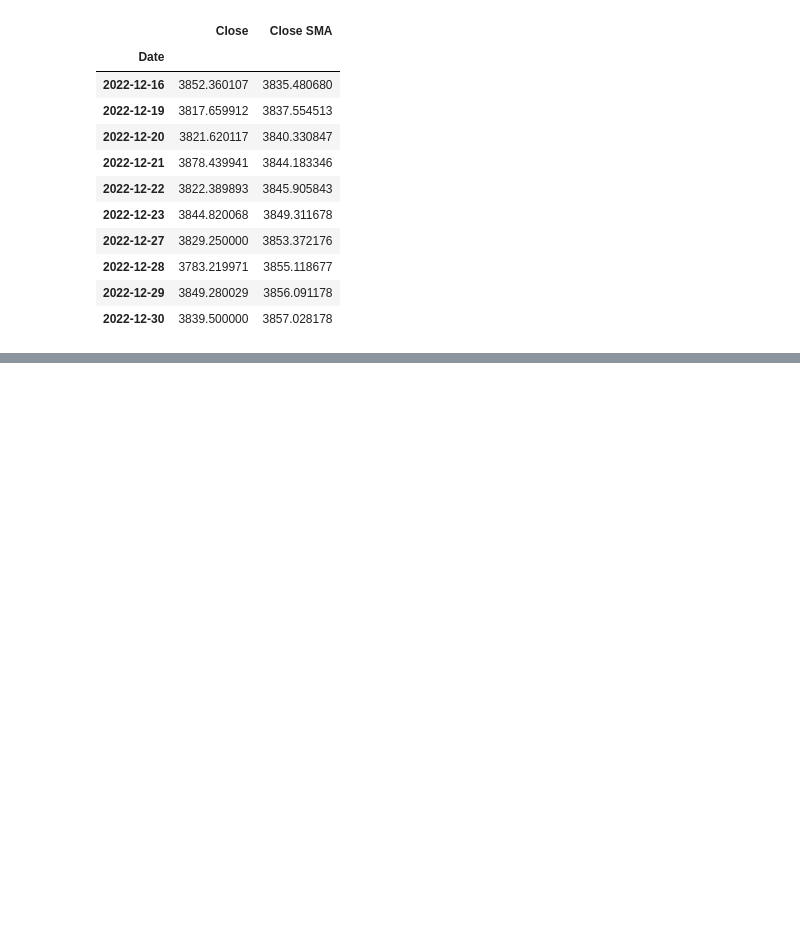
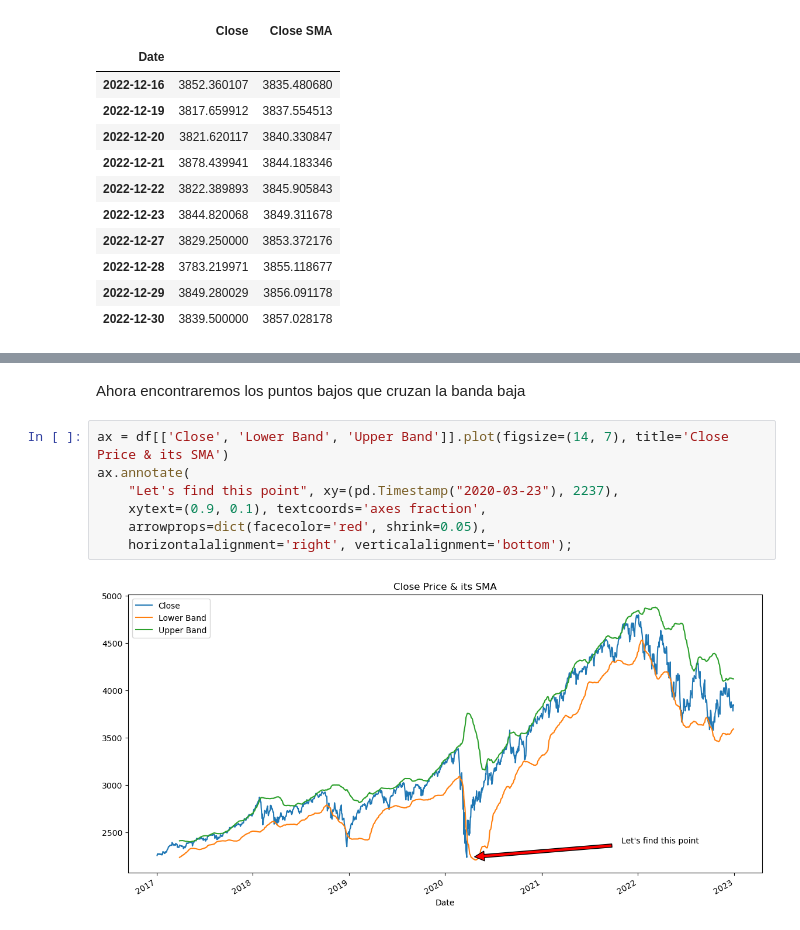
Before and after one commit to DVadeus/Uber, a Jupyter notebook: pandas.ipynb, the cells around one changed output, grey strips where cells are left out. Drawn from its saved outputs; the diff is of its cells as text; blank space fills up the shorter version.

```diff
--- a/pandas.ipynb
+++ b/pandas.ipynb
@@ -203,0 +228,11 @@ df[['Close', 'Close SMA']].tail(10)
+# %% [markdown]
+Ahora encontraremos los puntos bajos que cruzan la banda baja
+# %%
+ax = df[['Close', 'Lower Band', 'Upper Band']].plot(figsize=(14, 7), title='Close Price & its SMA')
+ax.annotate(
+    "Let's find this point", xy=(pd.Timestamp("2020-03-23"), 2237),
+    xytext=(0.9, 0.1), textcoords='axes fraction',
+    arrowprops=dict(facecolor='red', shrink=0.05),
+    horizontalalignment='right', verticalalignment='bottom');
+# %% [output]
+[figure, added]
```
Also changed, not shown: parts of 211 cells of this notebook, 2 other files.
